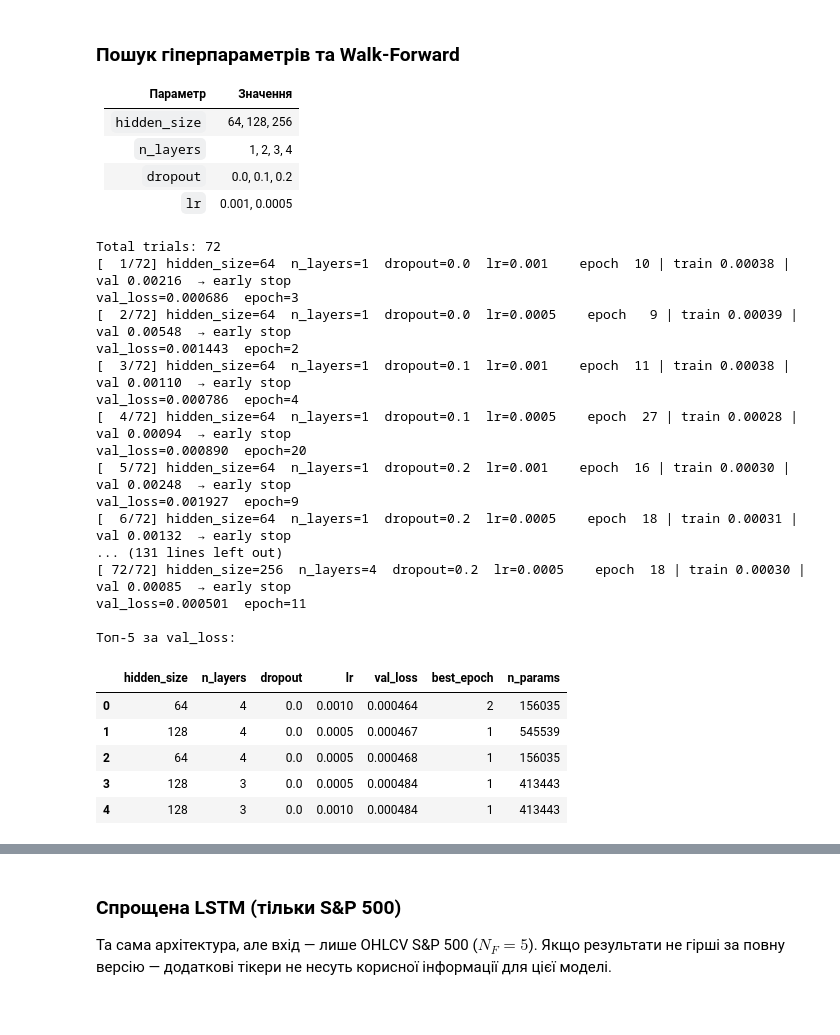
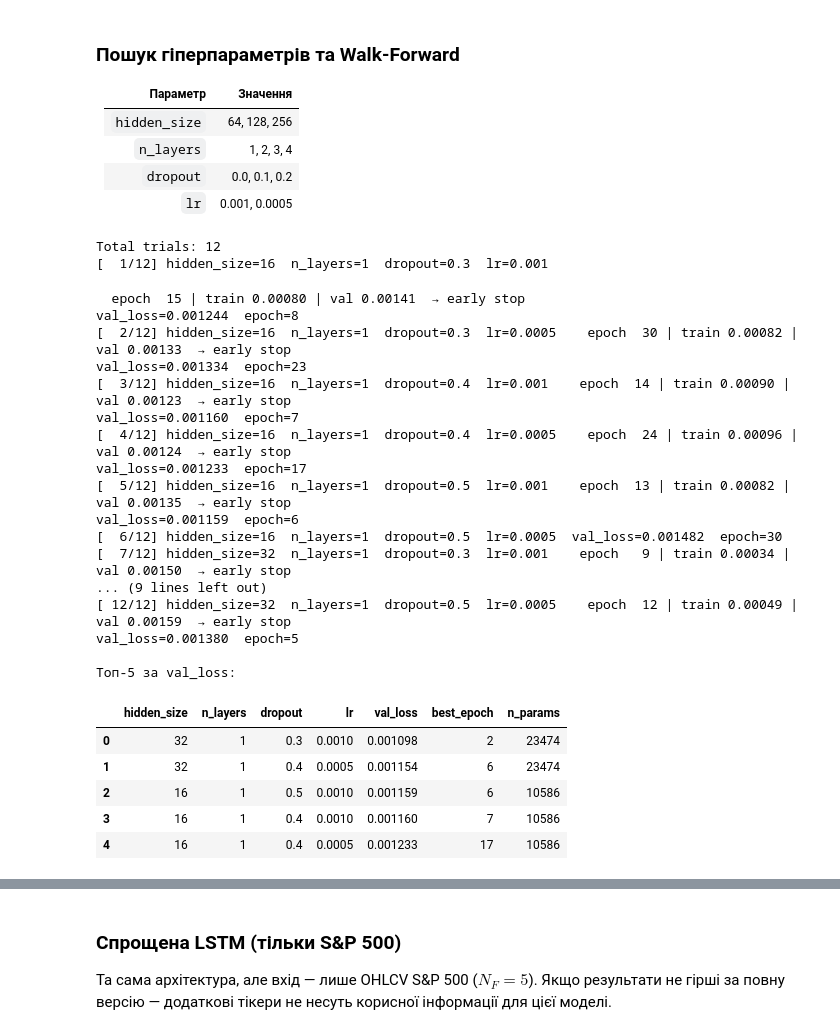
Before and after one commit to ZadokhinDima/attention-based-finance-prediction, a Jupyter notebook: research.ipynb, the cells around one changed output, grey strips where cells are left out. Drawn from its saved outputs; the diff is of its cells as text; code cells hidden in the pictures.

```diff
--- a/research.ipynb
+++ b/research.ipynb
@@ -1103,42 +1268,44 @@ print(f"Параметрів: {sum(p.numel() for p in m.parameters()):,}")
 # %%
 def lstm_factory(n_features, hidden_size, n_layers, dropout):
     return LSTMForecaster(n_features=n_features, hidden_size=hidden_size,
                           n_layers=n_layers, n_horizons=len(HORIZONS), dropout=dropout)
 
 LSTM_SEARCH = {
-    "hidden_size": [16, 32],
-    "n_layers":    [1],
+    "hidden_size": [16, 32, 64, 128],
+    "n_layers":    [1, 2],
     "dropout":     [0.3, 0.4, 0.5],
     "lr":          [0.001, 0.0005],
 }
 
-lstm_hp_df = run_hp_search(lstm_factory, LSTM_SEARCH, df, os.path.join(RESULTS, "lstm"))
+lstm_hp_df = run_hp_search_coarse_to_fine(lstm_factory, LSTM_SEARCH, df, os.path.join(RESULTS, "lstm"))
 print("\nТоп-5 за val_loss:")
 display(lstm_hp_df.head(5))
 # %% [output]
-Total trials: 72
-[  1/72] hidden_size=64  n_layers=1  dropout=0.0  lr=0.001    epoch  10 | train 0.00038 | val 0.00216  → early stop
-val_loss=0.000686  epoch=3
-[  2/72] hidden_size=64  n_layers=1  dropout=0.0  lr=0.0005    epoch   9 | train 0.00039 | val 0.00548  → early stop
-val_loss=0.001443  epoch=2
-[  3/72] hidden_size=64  n_layers=1  dropout=0.1  lr=0.001    epoch  11 | train 0.00038 | val 0.00110  → early stop
-val_loss=0.000786  epoch=4
-[  4/72] hidden_size=64  n_layers=1  dropout=0.1  lr=0.0005    epoch  27 | train 0.00028 | val 0.00094  → early stop
-val_loss=0.000890  epoch=20
-[  5/72] hidden_size=64  n_layers=1  dropout=0.2  lr=0.001    epoch  16 | train 0.00030 | val 0.00248  → early stop
-val_loss=0.001927  epoch=9
-[  6/72] hidden_size=64  n_layers=1  dropout=0.2  lr=0.0005    epoch  18 | train 0.00031 | val 0.00132  → early stop
-... (131 lines left out)
-[ 72/72] hidden_size=256  n_layers=4  dropout=0.2  lr=0.0005    epoch  18 | train 0.00030 | val 0.00085  → early stop
-val_loss=0.000501  epoch=11
-
-Топ-5 за val_loss:
+Total trials: 12
+[  1/12] hidden_size=16  n_layers=1  dropout=0.3  lr=0.001
+  epoch  15 | train 0.00080 | val 0.00141  → early stop
+val_loss=0.001244  epoch=8
+[  2/12] hidden_size=16  n_layers=1  dropout=0.3  lr=0.0005    epoch  30 | train 0.00082 | val 0.00133  → early stop
+val_loss=0.001334  epoch=23
+[  3/12] hidden_size=16  n_layers=1  dropout=0.4  lr=0.001    epoch  14 | train 0.00090 | val 0.00123  → early stop
+val_loss=0.001160  epoch=7
+[  4/12] hidden_size=16  n_layers=1  dropout=0.4  lr=0.0005    epoch  24 | train 0.00096 | val 0.00124  → early stop
+val_loss=0.001233  epoch=17
+[  5/12] hidden_size=16  n_layers=1  dropout=0.5  lr=0.001    epoch  13 | train 0.00082 | val 0.00135  → early stop
+val_loss=0.001159  epoch=6
+[  6/12] hidden_size=16  n_layers=1  dropout=0.5  lr=0.0005  val_loss=0.001482  epoch=30
+[  7/12] hidden_size=32  n_layers=1  dropout=0.3  lr=0.001    epoch   9 | train 0.00034 | val 0.00150  → early stop
+... (9 lines left out)
+[ 12/12] hidden_size=32  n_layers=1  dropout=0.5  lr=0.0005    epoch  12 | train 0.00049 | val 0.00159  → early stop
+val_loss=0.001380  epoch=5
+
+Топ-5 за val_loss:
 |  | hidden_size | n_layers | dropout | lr | val_loss | best_epoch | n_params |
-| 0 | 64 | 4 | 0.0 | 0.0010 | 0.000464 | 2 | 156035 |
-| 1 | 128 | 4 | 0.0 | 0.0005 | 0.000467 | 1 | 545539 |
-| 2 | 64 | 4 | 0.0 | 0.0005 | 0.000468 | 1 | 156035 |
-| 3 | 128 | 3 | 0.0 | 0.0005 | 0.000484 | 1 | 413443 |
-| 4 | 128 | 3 | 0.0 | 0.0010 | 0.000484 | 1 | 413443 |
+| 0 | 32 | 1 | 0.3 | 0.0010 | 0.001098 | 2 | 23474 |
+| 1 | 32 | 1 | 0.4 | 0.0005 | 0.001154 | 6 | 23474 |
+| 2 | 16 | 1 | 0.5 | 0.0010 | 0.001159 | 6 | 10586 |
+| 3 | 16 | 1 | 0.4 | 0.0010 | 0.001160 | 7 | 10586 |
+| 4 | 16 | 1 | 0.4 | 0.0005 | 0.001233 | 17 | 10586 |
 # %%
 lstm_results, lstm_agg = run_walk_forward(
     lstm_factory, lstm_hp_df.iloc[0], df, folds, os.path.join(RESULTS, "lstm"),
```
Also changed, not shown: parts of 34 cells of this notebook.
